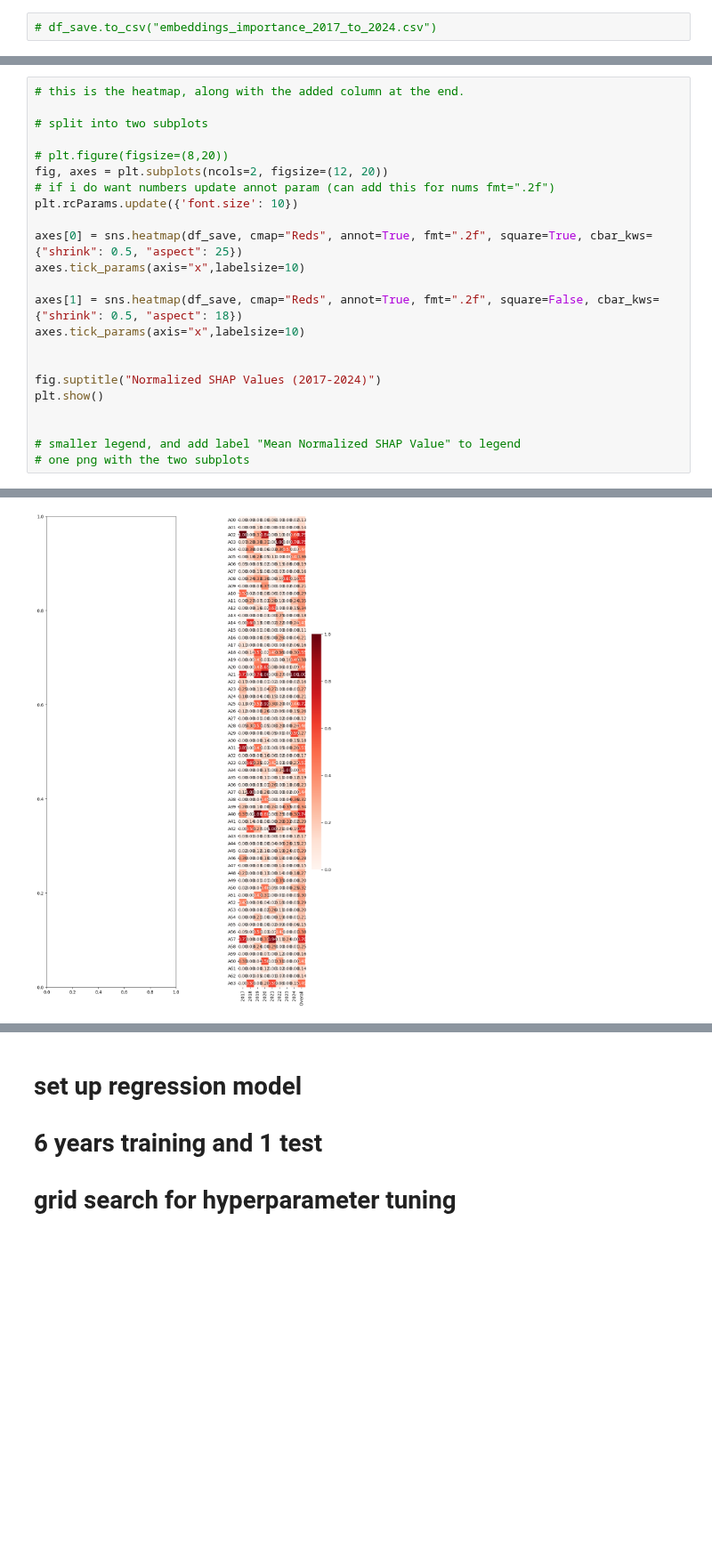
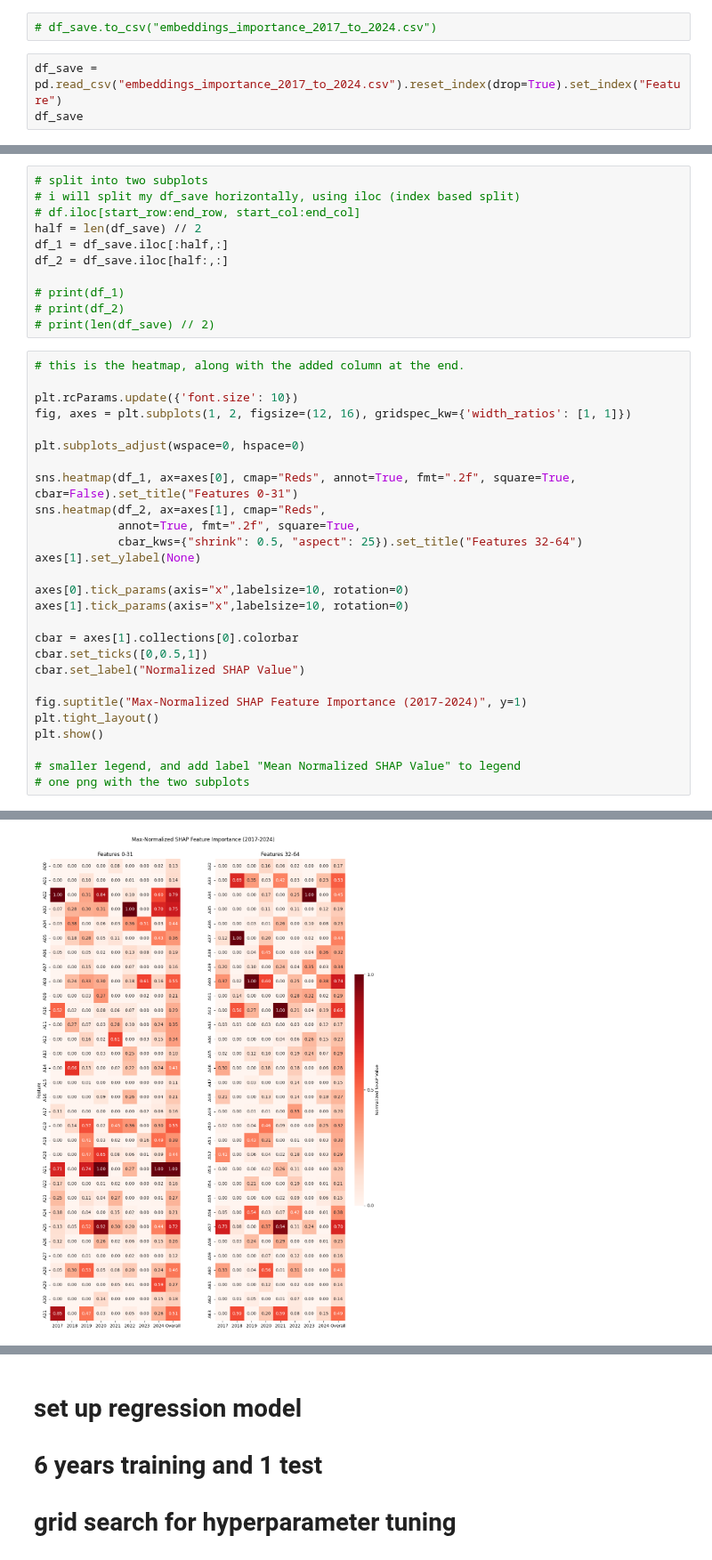
Before and after one commit to Amoreno73/wnv_embeddings, a Jupyter notebook: notebooks/shap-ranking.ipynb, the cells around one changed output, grey strips where cells are left out. Shown at 89% size. Saved outputs shown, nothing was run; the diff lists cells and outputs as text; blank space fills up the shorter version.

Commit message:
finalized heatmap

```diff
--- a/notebooks/shap-ranking.ipynb
+++ b/notebooks/shap-ranking.ipynb
@@ -407,3 +396,6 @@ df_save["Overall"] = df_save["Overall"] / df_save["Overall"].max()
 64 rows × 9 columns
 # %%
 # df_save.to_csv("embeddings_importance_2017_to_2024.csv")
+# %%
+df_save = pd.read_csv("embeddings_importance_2017_to_2024.csv").reset_index(drop=True).set_index("Feature")
+df_save
@@ -410,23 +417,38 @@ df_save["Overall"] = df_save["Overall"] / df_save["Overall"].max()
+# %%
+# split into two subplots
+# i will split my df_save horizontally, using iloc (index based split)
+# df.iloc[start_row:end_row, start_col:end_col]
+half = len(df_save) // 2
+df_1 = df_save.iloc[:half,:]
+df_2 = df_save.iloc[half:,:]
+
+# print(df_1)
+# print(df_2)
+# print(len(df_save) // 2)
 # %%
 # this is the heatmap, along with the added column at the end.
 
-# split into two subplots
+plt.rcParams.update({'font.size': 10})
+fig, axes = plt.subplots(1, 2, figsize=(12, 16), gridspec_kw={'width_ratios': [1, 1]})
 
-# plt.figure(figsize=(8,20))
-fig, axes = plt.subplots(ncols=2, figsize=(12, 20))
-# if i do want numbers update annot param (can add this for nums fmt=".2f")
-plt.rcParams.update({'font.size': 10})
+plt.subplots_adjust(wspace=0, hspace=0)
 
-axes[0] = sns.heatmap(df_save, cmap="Reds", annot=True, fmt=".2f", square=True, cbar_kws={"shrink": 0.5, "aspect": 25})
-axes.tick_params(axis="x",labelsize=10)
+sns.heatmap(df_1, ax=axes[0], cmap="Reds", annot=True, fmt=".2f", square=True, cbar=False).set_title("Features 0-31")
+sns.heatmap(df_2, ax=axes[1], cmap="Reds",
+            annot=True, fmt=".2f", square=True,
+            cbar_kws={"shrink": 0.5, "aspect": 25}).set_title("Features 32-64")
+axes[1].set_ylabel(None)
 
-axes[1] = sns.heatmap(df_save, cmap="Reds", annot=True, fmt=".2f", square=False, cbar_kws={"shrink": 0.5, "aspect": 18})
-axes.tick_params(axis="x",labelsize=10)
+axes[0].tick_params(axis="x",labelsize=10, rotation=0)
+axes[1].tick_params(axis="x",labelsize=10, rotation=0)
 
+cbar = axes[1].collections[0].colorbar
+cbar.set_ticks([0,0.5,1])
+cbar.set_label("Normalized SHAP Value")
 
-fig.suptitle("Normalized SHAP Values (2017-2024)")
+fig.suptitle("Max-Normalized SHAP Feature Importance (2017-2024)", y=1)
+plt.tight_layout()
 plt.show()
-
 
 # smaller legend, and add label "Mean Normalized SHAP Value" to legend
 # one png with the two subplots
@@ -435 +456 @@ AttributeError: 'numpy.ndarray' object has no attribute 'tick_params'
-[figure, old version]
+[figure, new version]
```
Also changed, not shown: parts of 7 cells of this notebook, 1 other file.
